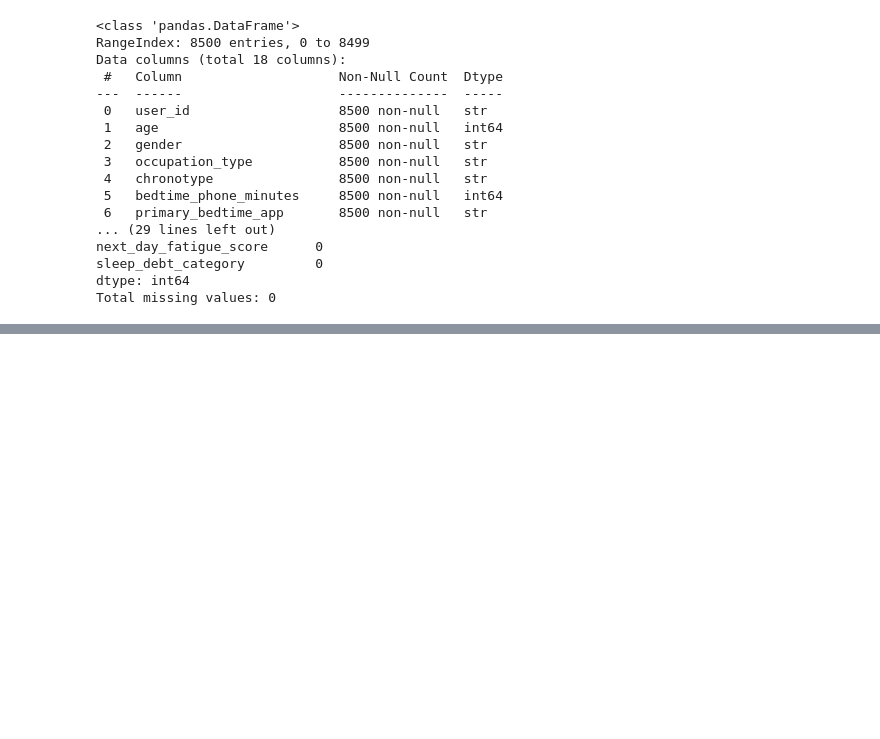
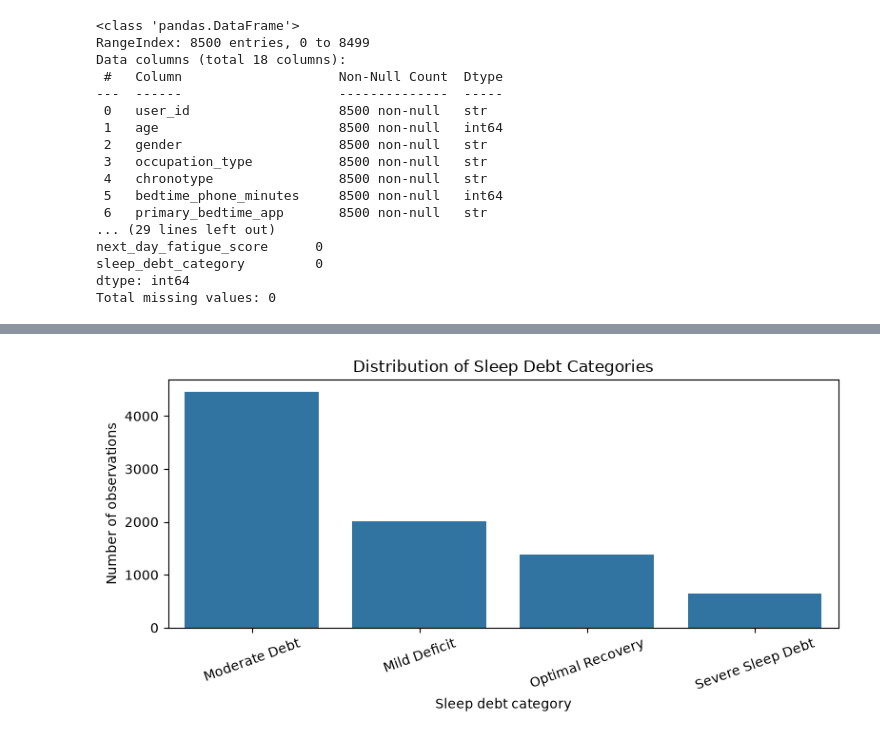
Before and after one commit to amandarinle/ML-SleepDebt-Project, a Jupyter notebook: sleep_debt_project.ipynb, the cells around one changed output, grey strips where cells are left out. Drawn from its saved outputs; the diff is of its cells as text; code cells hidden in the pictures; blank space fills up the shorter version.

Commit message:
some data exploration

```diff
--- a/sleep_debt_project.ipynb
+++ b/sleep_debt_project.ipynb
@@ -102,0 +101,15 @@ Name: proportion, dtype: float64
+# %%
+plt.figure(figsize=(8, 4))
+sns.countplot(
+    data=sleep,
+    x="sleep_debt_category",
+    order=sleep["sleep_debt_category"].value_counts().index
+)
+plt.title("Distribution of Sleep Debt Categories")
+plt.xlabel("Sleep debt category")
+plt.ylabel("Number of observations")
+plt.xticks(rotation=20)
+plt.tight_layout()
+plt.show()
+# %% [output]
+[figure, added]
```
Also changed, not shown: parts of 7 cells of this notebook.
